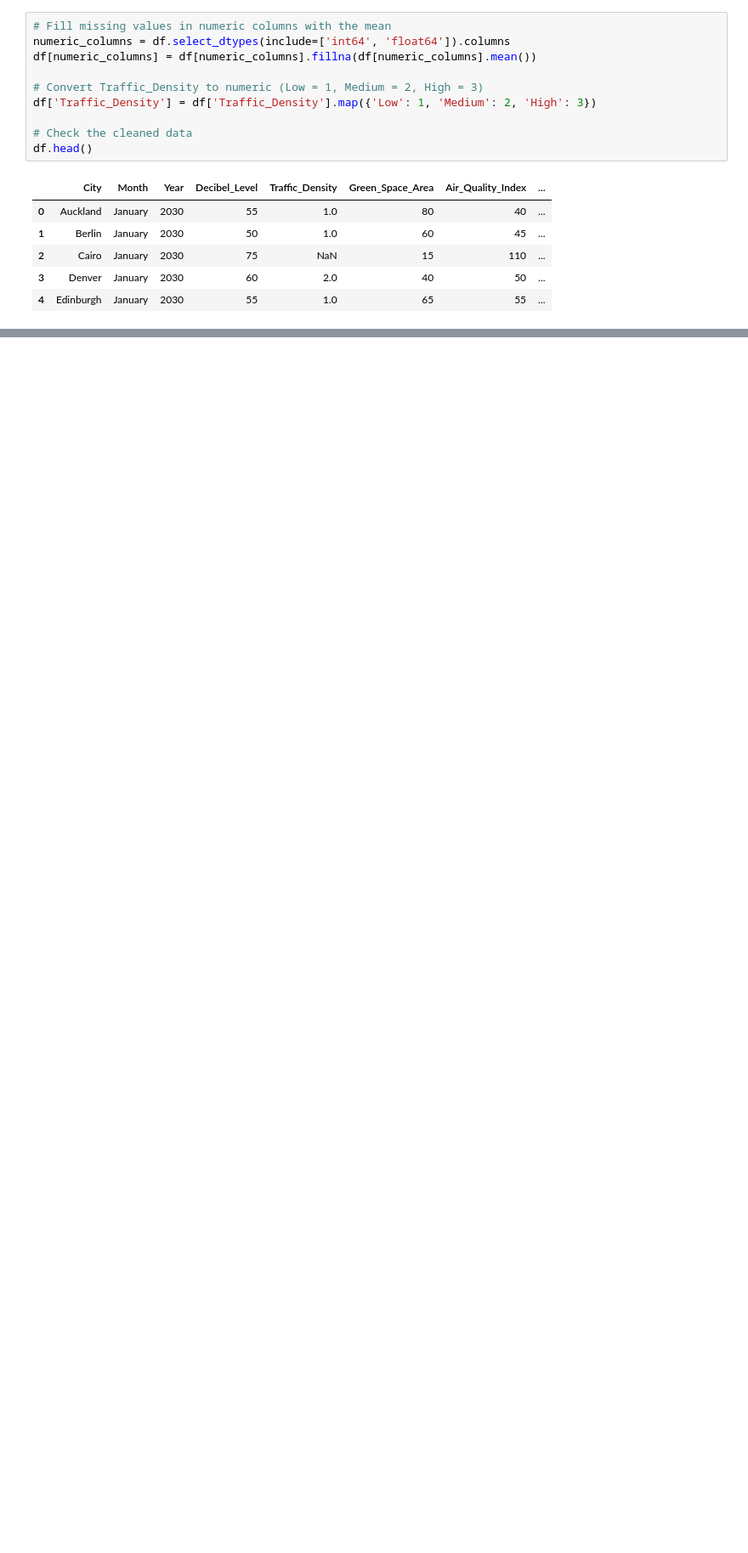
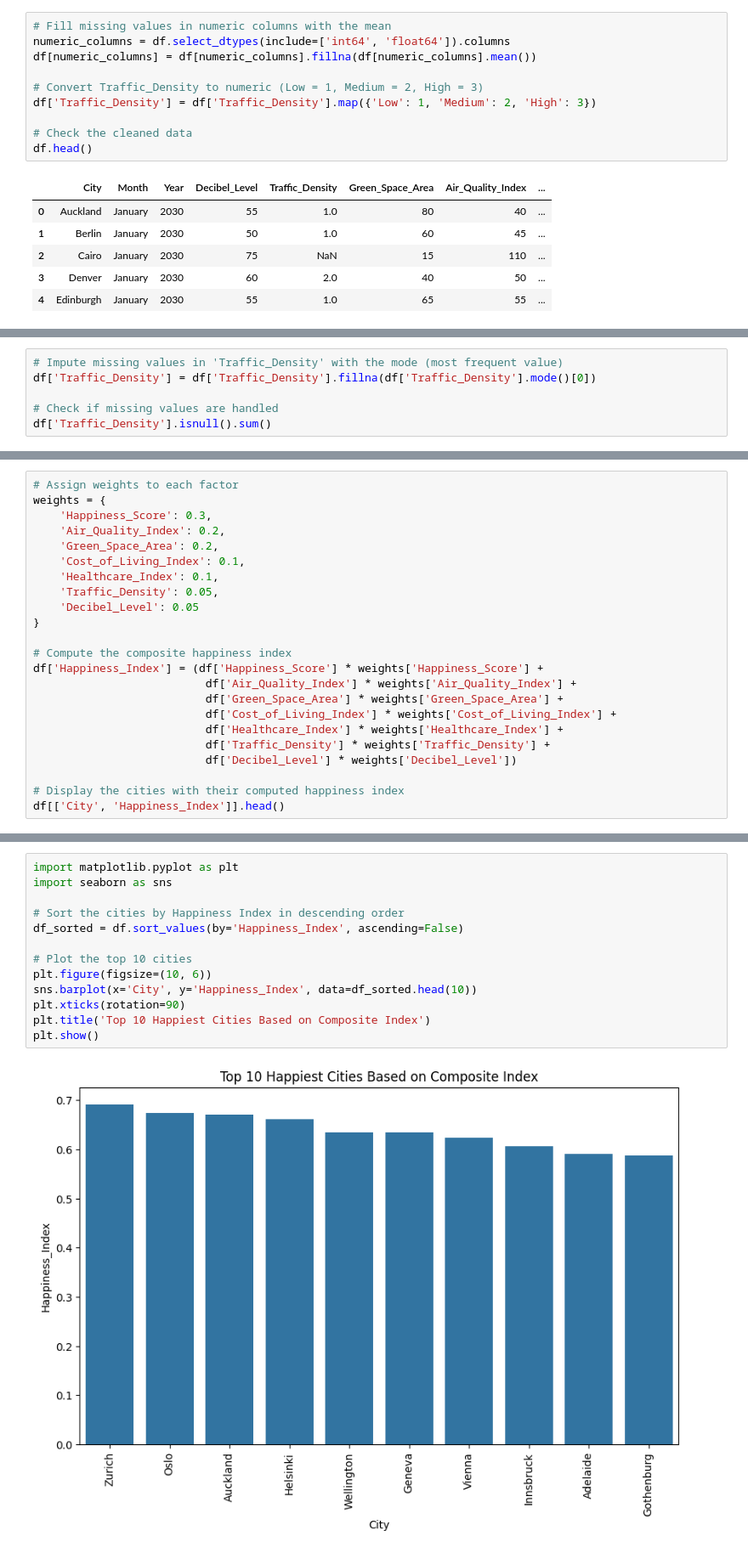
Before and after one commit to sejal-sali/data_analysis_visualisation_project, a Jupyter notebook: City_Happiness_Analysis.ipynb, the cells around one changed output, grey strips where cells are left out. Shown at 85% size. Cells and saved outputs as stored; diff of their text form; blank space fills up the shorter version.

Commit message:
Normalize data, calculate composite happiness index, and visualize top cities

```diff
--- a/City_Happiness_Analysis.ipynb
+++ b/City_Happiness_Analysis.ipynb
@@ -113,0 +136,6 @@ df.dtypes
+# %%
+# Impute missing values in 'Traffic_Density' with the mode (most frequent value)
+df['Traffic_Density'] = df['Traffic_Density'].fillna(df['Traffic_Density'].mode()[0])
+
+# Check if missing values are handled
+df['Traffic_Density'].isnull().sum()
@@ -113,0 +167,23 @@ df.dtypes
+# %%
+# Assign weights to each factor
+weights = {
+    'Happiness_Score': 0.3,
+    'Air_Quality_Index': 0.2,
+    'Green_Space_Area': 0.2,
+    'Cost_of_Living_Index': 0.1,
+    'Healthcare_Index': 0.1,
+    'Traffic_Density': 0.05,
+    'Decibel_Level': 0.05
+}
+
+# Compute the composite happiness index
+df['Happiness_Index'] = (df['Happiness_Score'] * weights['Happiness_Score'] +
+                          df['Air_Quality_Index'] * weights['Air_Quality_Index'] +
+                          df['Green_Space_Area'] * weights['Green_Space_Area'] +
+                          df['Cost_of_Living_Index'] * weights['Cost_of_Living_Index'] +
+                          df['Healthcare_Index'] * weights['Healthcare_Index'] +
+                          df['Traffic_Density'] * weights['Traffic_Density'] +
+                          df['Decibel_Level'] * weights['Decibel_Level'])
+
+# Display the cities with their computed happiness index
+df[['City', 'Happiness_Index']].head()
@@ -113,0 +197,15 @@ df.dtypes
+# %%
+import matplotlib.pyplot as plt
+import seaborn as sns
+
+# Sort the cities by Happiness Index in descending order
+df_sorted = df.sort_values(by='Happiness_Index', ascending=False)
+
+# Plot the top 10 cities
+plt.figure(figsize=(10, 6))
+sns.barplot(x='City', y='Happiness_Index', data=df_sorted.head(10))
+plt.xticks(rotation=90)
+plt.title('Top 10 Happiest Cities Based on Composite Index')
+plt.show()
+# %% [output]
+[figure, added]
```
Also changed, not shown: parts of 4 cells of this notebook.
